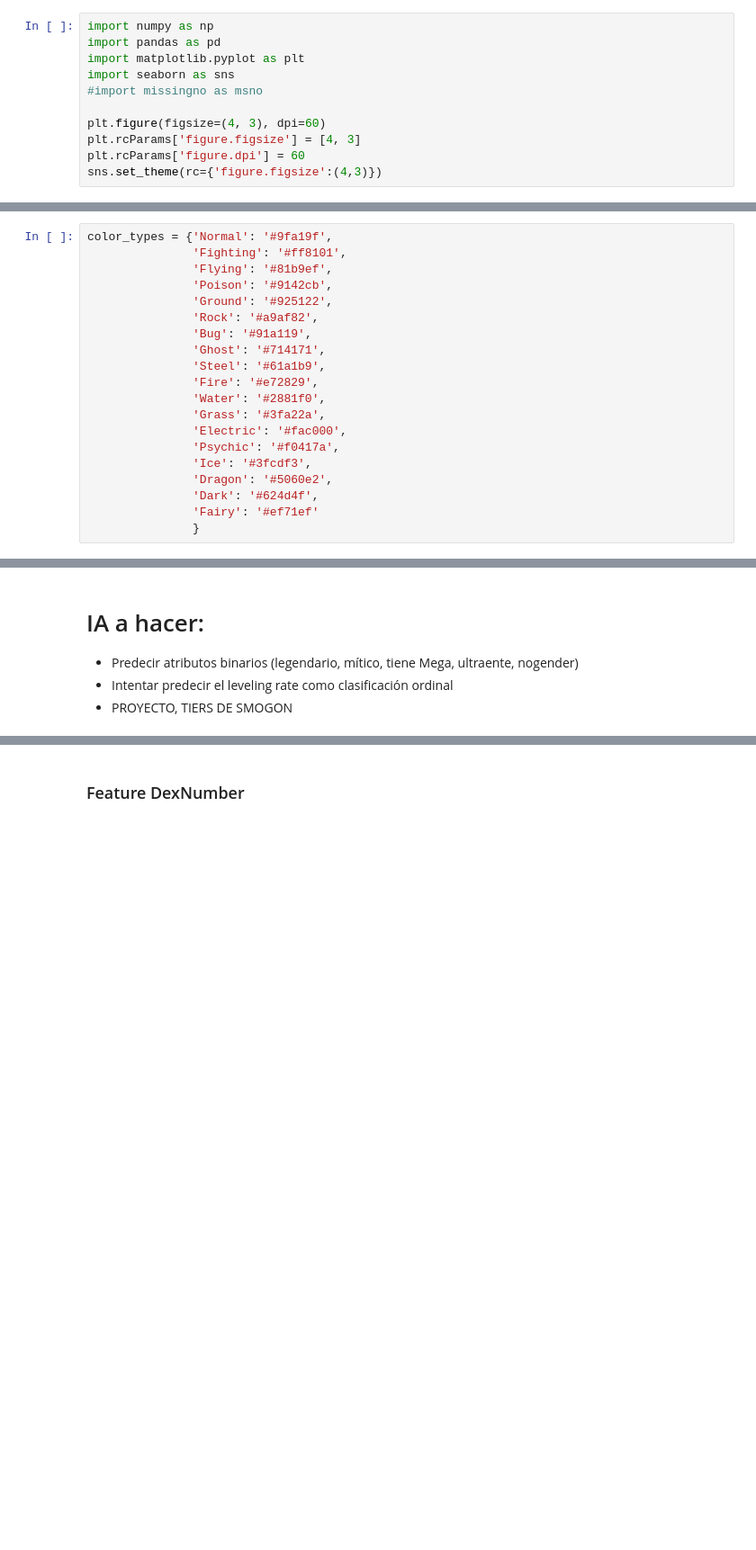
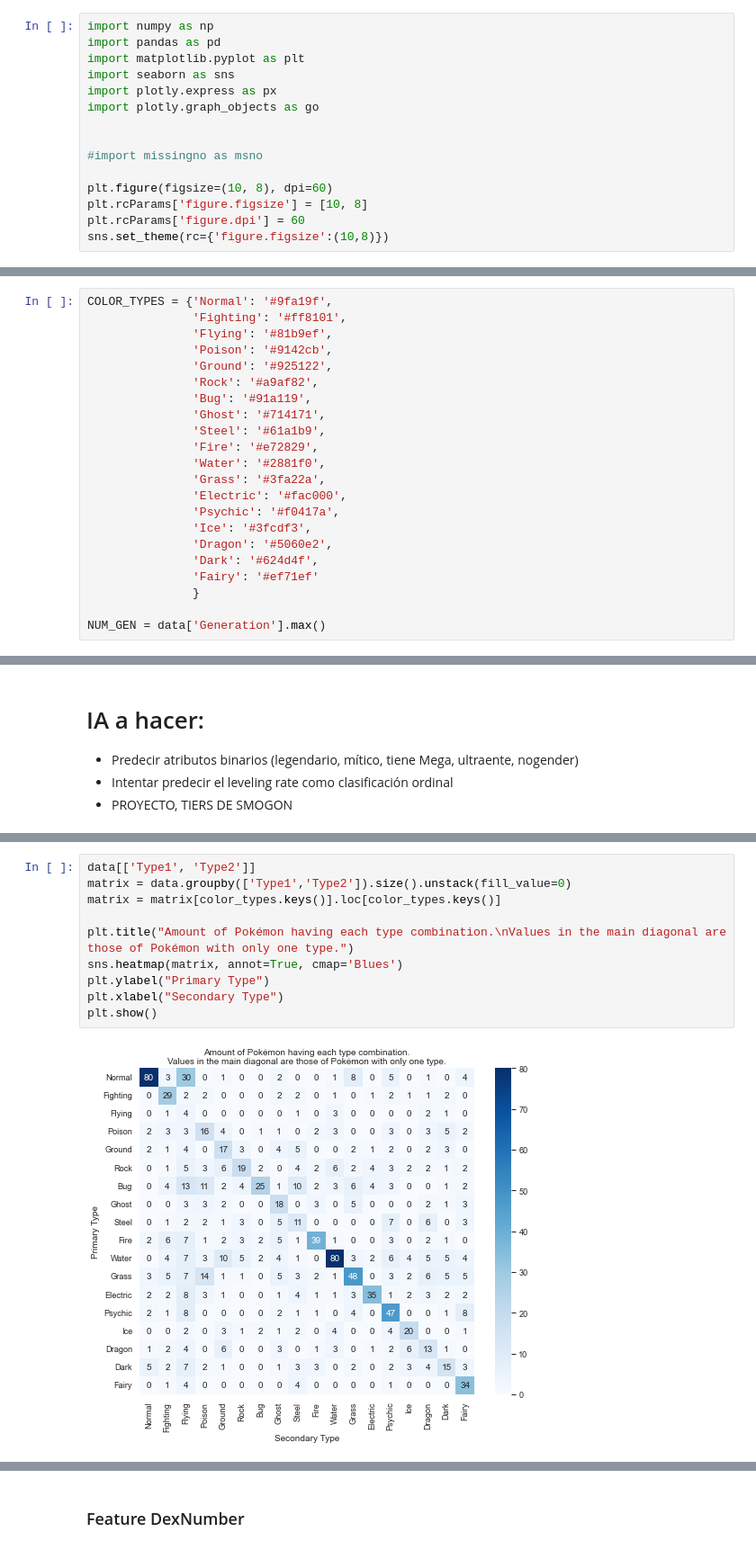
Before and after one commit to Daalma7/PokemonDataScience, a Jupyter notebook: code/visualizationsEDA.ipynb, the cells around one changed output, grey strips where cells are left out. Shown at 90% size. Drawn from its saved outputs; the diff is of its cells as text; blank space fills up the shorter version.

```diff
--- a/code/visualizationsEDA.ipynb
+++ b/code/visualizationsEDA.ipynb
@@ -5,10 +5,14 @@ import numpy as np
 import pandas as pd
 import matplotlib.pyplot as plt
 import seaborn as sns
+import plotly.express as px
+import plotly.graph_objects as go
+
+
 #import missingno as msno
 
-plt.figure(figsize=(4, 3), dpi=60)
-plt.rcParams['figure.figsize'] = [4, 3]
+plt.figure(figsize=(10, 8), dpi=60)
+plt.rcParams['figure.figsize'] = [10, 8]
 plt.rcParams['figure.dpi'] = 60
-sns.set_theme(rc={'figure.figsize':(4,3)})
+sns.set_theme(rc={'figure.figsize':(10,8)})
 # %% [output]
@@ -29,7 +33,7 @@ The dataset was extracted using the file bulbapediascrapper.py and then preproce
 # %% [markdown]
 ## 1. Initial definitions of functions and other values
 # %%
-color_types = {'Normal': '#9fa19f',
+COLOR_TYPES = {'Normal': '#9fa19f',
                'Fighting': '#ff8101',
                'Flying': '#81b9ef',
                'Poison': '#9142cb',
@@ -48,6 +52,8 @@ color_types = {'Normal': '#9fa19f',
                'Dark': '#624d4f',
                'Fairy': '#ef71ef'
                }
+
+NUM_GEN = data['Generation'].max()
 # %% [markdown]
 Let's understand the content of each file. Let's start with the training dataset
 # %%
@@ -131,0 +143,12 @@ data.describe()
+# %%
+data[['Type1', 'Type2']]
+matrix = data.groupby(['Type1','Type2']).size().unstack(fill_value=0)
+matrix = matrix[color_types.keys()].loc[color_types.keys()]
+
+plt.title("Amount of Pokémon having each type combination.\nValues in the main diagonal are those of Pokémon with only one type.")
+sns.heatmap(matrix, annot=True, cmap='Blues')
+plt.ylabel("Primary Type")
+plt.xlabel("Secondary Type")
+plt.show()
+# %% [output]
+[figure, added]
```
Also changed, not shown: parts of 16 cells of this notebook, 2 other files.
